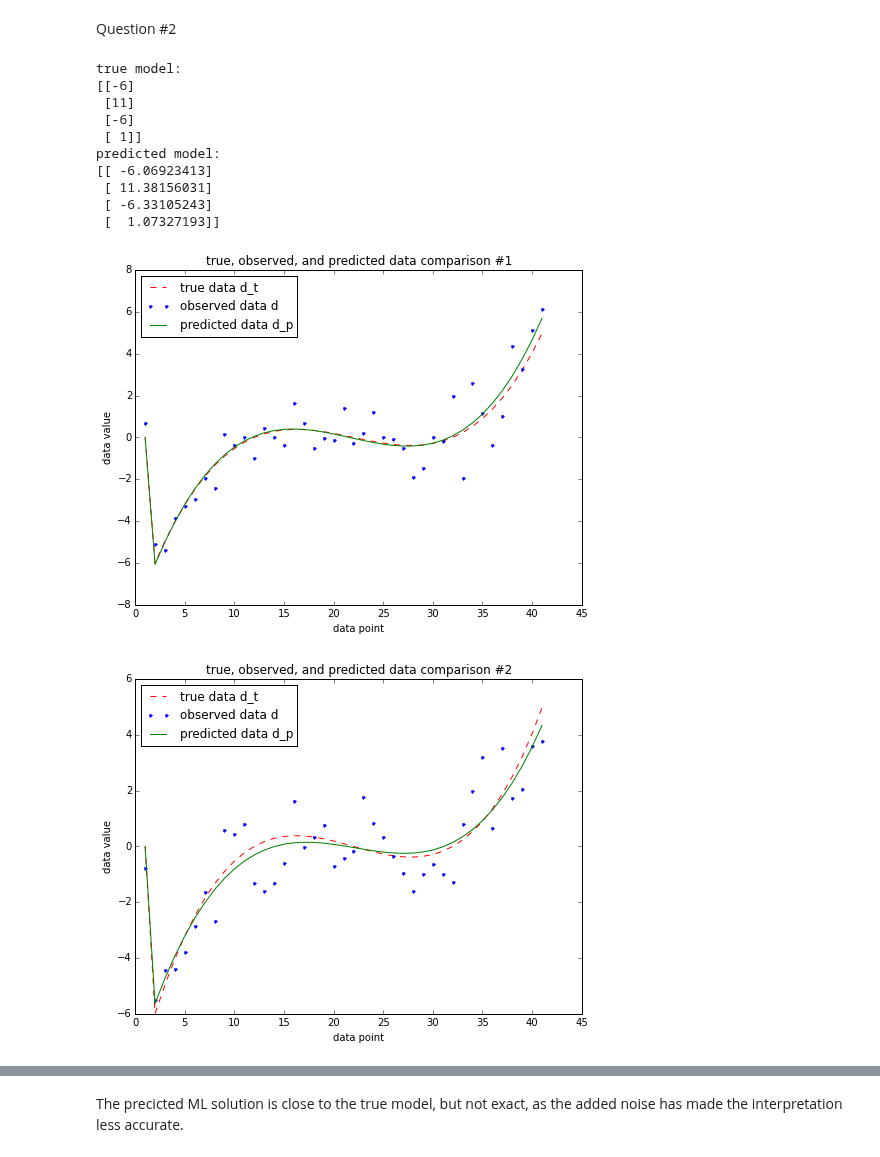
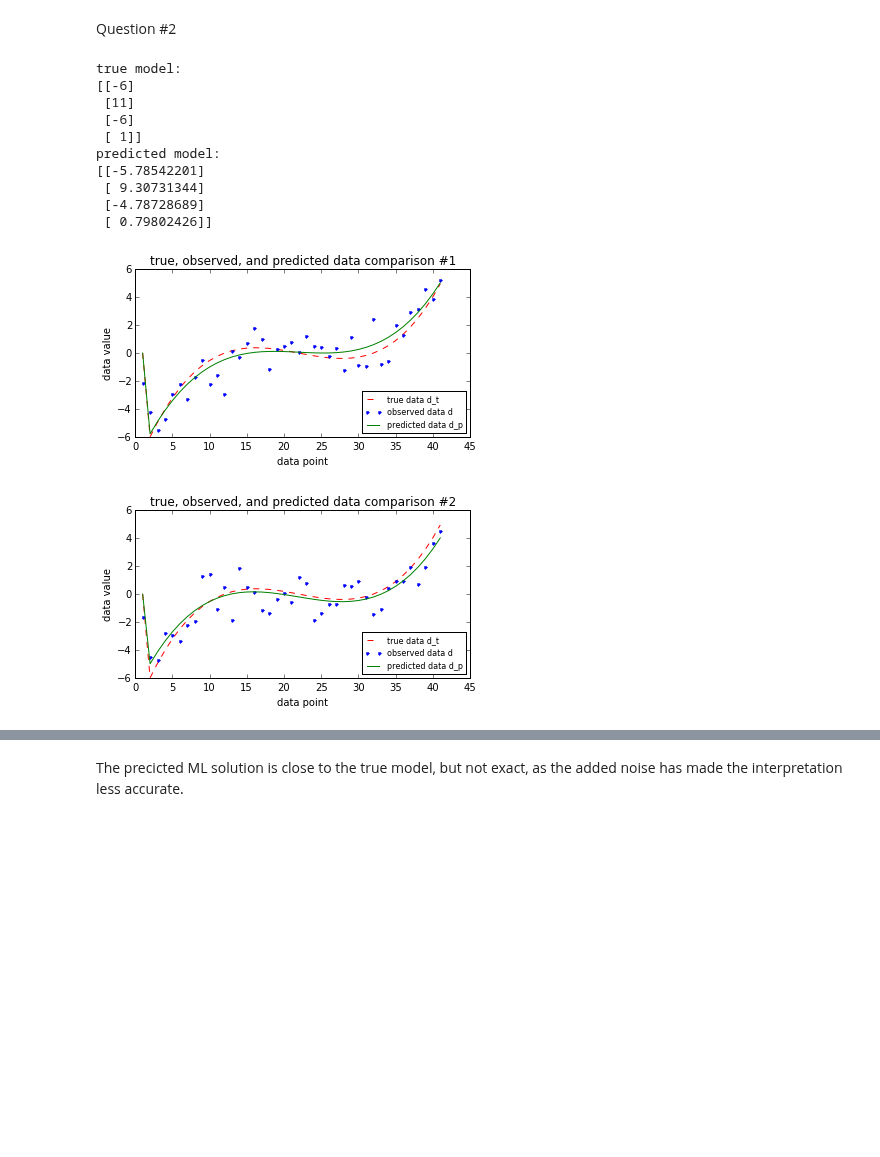
Before and after one commit to scanks/EOS491Assignments, a Jupyter notebook: EOS491Assignment01.ipynb, the cells around one changed output, grey strips where cells are left out. Cells and saved outputs as stored; diff of their text form; code cells hidden in the pictures; blank space fills up the shorter version.

```diff
--- a/EOS491Assignment01.ipynb
+++ b/EOS491Assignment01.ipynb
@@ -133,45 +133,45 @@ x= np.matrix(x)
 x = x.transpose()
 
 
-plt.figure(figsize=(8,6))
+plt.figure(figsize=(6,3))
 plt.plot(x,d_t,'r--', label = 'true data d_t')   #graphs for 3 error realizations
 plt.plot(x,d1,'b.', label = 'observed data d')
 plt.plot(x,d_p1,'g-', label = 'predicted data d_p')
-plt.legend(loc = 'best')
+plt.legend(prop={'size':8}, loc ='lower right')
 plt.xlabel('data point')
 plt.ylabel('data value')
 plt.title('true, observed, and predicted data comparison #1')
 plt.show()
 
-plt.figure(figsize=(8,6))
+plt.figure(figsize=(6,3))
 plt.plot(x,d_t,'r--', label = 'true data d_t')
 plt.plot(x,d2,'b.', label = 'observed data d')
 plt.plot(x,d_p2,'g-', label = 'predicted data d_p')
-plt.legend(loc = 'best')
+plt.legend(prop={'size':8}, loc ='lower right')
 plt.xlabel('data point')
 plt.ylabel('data value')
 plt.title('true, observed, and predicted data comparison #2')
 plt.show()
 
-plt.figure(figsize=(8,6))
+plt.figure(figsize=(6,3))
 plt.plot(x,d_t,'r--', label = 'true data d_t')
 plt.plot(x,d3,'b.', label = 'observed data d')
 plt.plot(x,d_p3,'g-', label = 'predicted data d_p')
-plt.legend(loc = 'best')
+plt.legend(prop={'size':8}, loc ='lower right')
 plt.xlabel('data point')
 plt.ylabel('data value')
 plt.title('true, observed, and predicted data comparison #3')
 plt.show()
 # %% [output]
 true model:
 [[-6]
  [11]
  [-6]
  [ 1]]
 predicted model:
-[[ -6.06923413]
- [ 11.38156031]
- [ -6.33105243]
- [  1.07327193]]
+[[-5.78542201]
+ [ 9.30731344]
+ [-4.78728689]
+ [ 0.79802426]]
-[figure, old version]
+[figure, new version]
-[figure, old version]
+[figure, new version]
```
Also changed, not shown: parts of 2 cells of this notebook.
